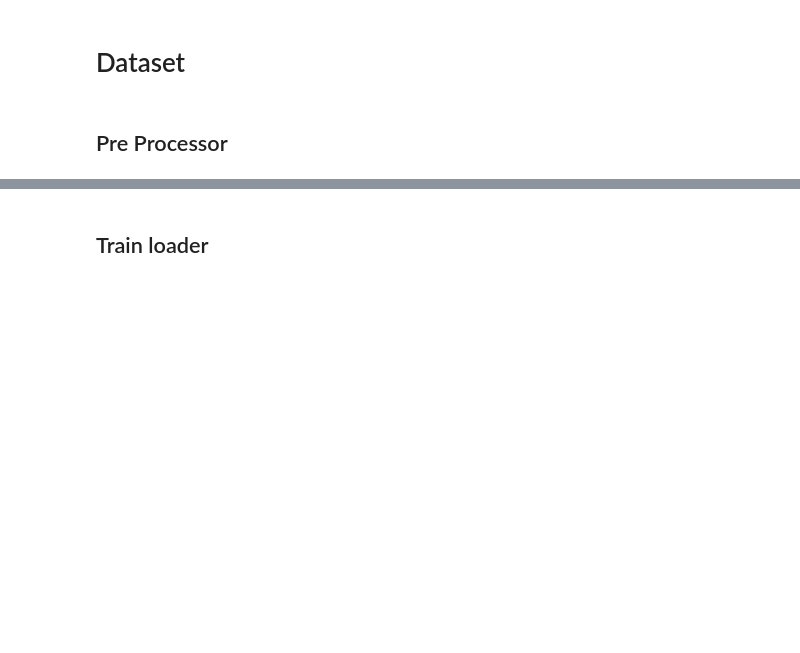
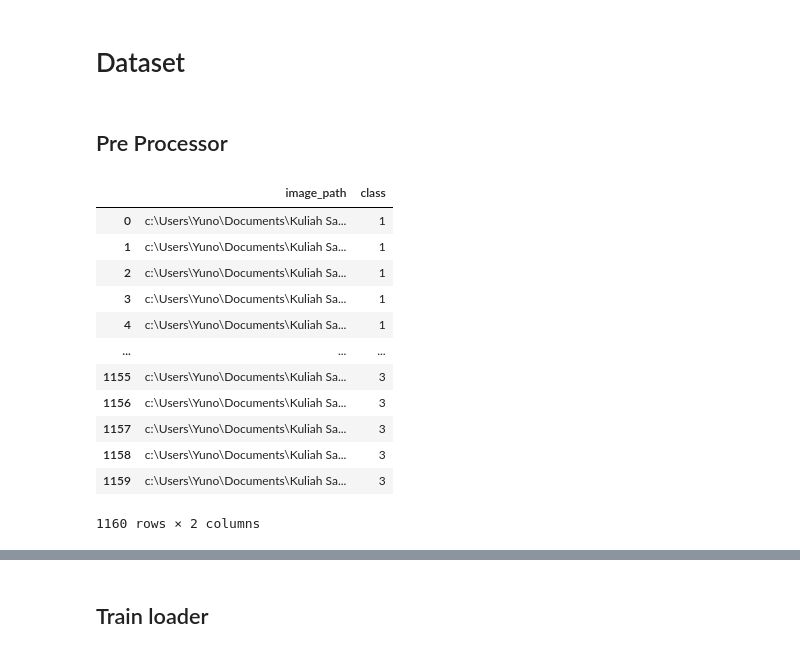
Before and after one commit to hafizh-ender/XDL_Collitis, a Jupyter notebook: test.ipynb, the cells around one changed output, grey strips where cells are left out. Saved outputs shown, nothing was run; the diff lists cells and outputs as text; code cells hidden in the pictures; blank space fills up the shorter version.

```diff
--- a/test.ipynb
+++ b/test.ipynb
@@ -53,3 +53,20 @@ train_transform = preprocess(
     )
 
 val_transform = preprocess(target_input_size=target_input_size) # only rescaling
+# %%
+test_train_filenames_df =train_filenames_df.reset_index(drop=True).sample(frac=1, random_state=42).reset_index(drop=True)
+train_filenames_df
+# %% [output]
+|  | image_path | class |
+| 0 | c:\Users\Yuno\Documents\Kuliah Sa... | 1 |
+| 1 | c:\Users\Yuno\Documents\Kuliah Sa... | 1 |
+| 2 | c:\Users\Yuno\Documents\Kuliah Sa... | 1 |
+| 3 | c:\Users\Yuno\Documents\Kuliah Sa... | 1 |
+| 4 | c:\Users\Yuno\Documents\Kuliah Sa... | 1 |
+| ... | ... | ... |
+| 1155 | c:\Users\Yuno\Documents\Kuliah Sa... | 3 |
+| 1156 | c:\Users\Yuno\Documents\Kuliah Sa... | 3 |
+| 1157 | c:\Users\Yuno\Documents\Kuliah Sa... | 3 |
+| 1158 | c:\Users\Yuno\Documents\Kuliah Sa... | 3 |
+| 1159 | c:\Users\Yuno\Documents\Kuliah Sa... | 3 |
+1160 rows × 2 columns
```
Also changed, not shown: parts of 4 cells of this notebook.
